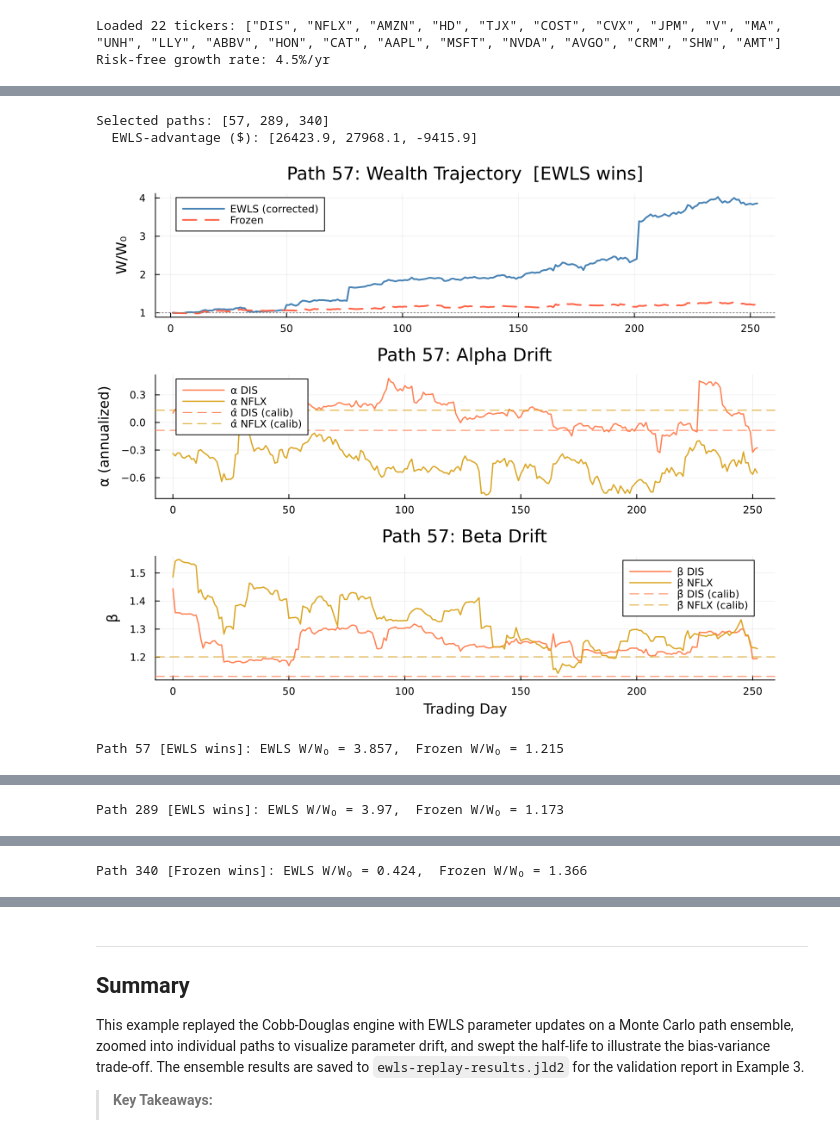
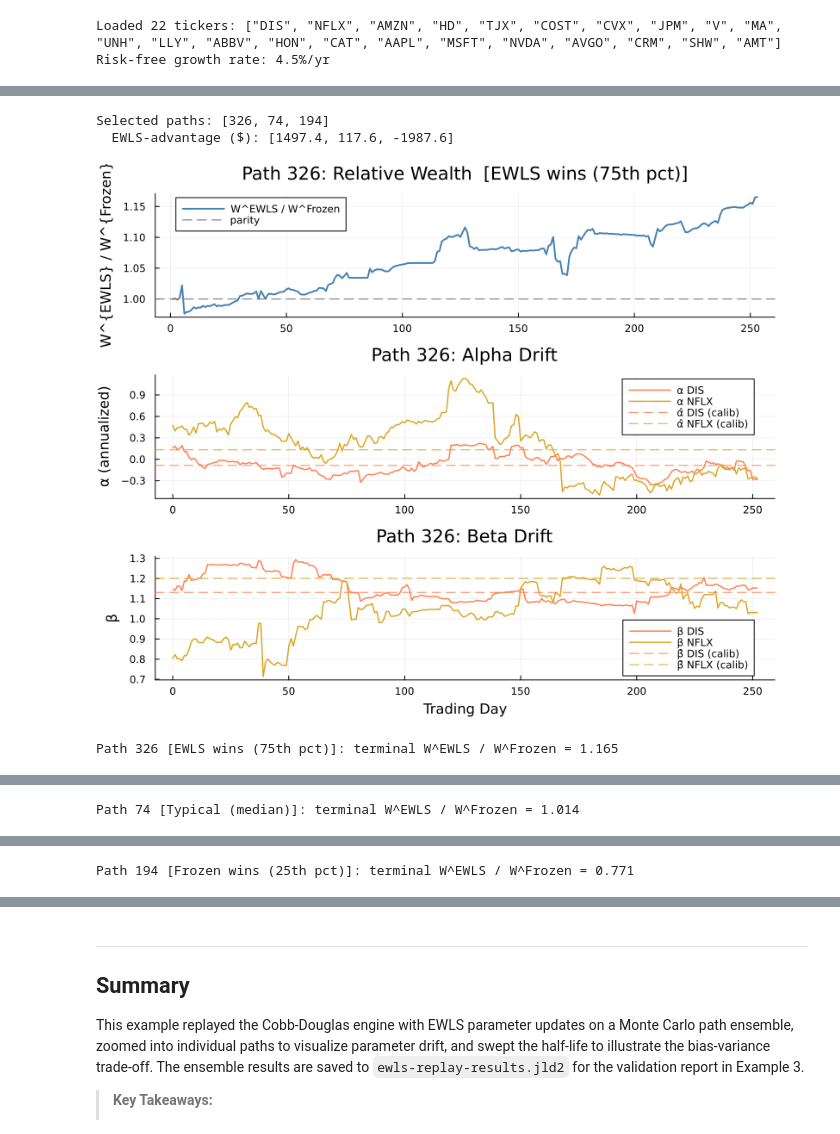
Before and after one commit to varnerlab/eCornell-AI-finance-lectures, a Jupyter notebook: lectures/session-3/eCornell-AI-Finance-S3-Example-Core-EWLSEngineReplay-May-2026.ipynb, the cells around one changed output, grey strips where cells are left out. Drawn from its saved outputs; the diff is of its cells as text; code cells hidden in the pictures.

```diff
--- a/lectures/session-3/eCornell-AI-Finance-S3-Example-Core-EWLSEngineReplay-May-2026.ipynb
+++ b/lectures/session-3/eCornell-AI-Finance-S3-Example-Core-EWLSEngineReplay-May-2026.ipynb
@@ -314,11 +357,10 @@ In the code block below, we sort paths by the EWLS-frozen wealth advantage, pick
 # %%
 let
-    # --- Step 1: Select 2 EWLS-wins paths + 1 frozen-wins path ---
+    # --- Step 1: Pick paths nearest the 75 / 50 / 25 quantiles of EWLS advantage ---
     ewls_advantage = ewls_final_wealth .- frozen_bt.final_wealth;
-    ewls_top2   = partialsortperm(ewls_advantage, 1:2, rev=true);   # EWLS wins most
-    frozen_top1 = partialsortperm(ewls_advantage, 1:1);              # frozen wins most
-    sample_paths = sort(vcat(ewls_top2, frozen_top1));
-    winner_label = [p ∈ ewls_top2 ? "EWLS wins" : "Frozen wins" for p ∈ sample_paths];
+    pct_idx(p) = argmin(abs.(ewls_advantage .- quantile(ewls_advantage, p)));
+    sample_paths = [pct_idx(0.75), pct_idx(0.50), pct_idx(0.25)];
+    winner_label = ["EWLS wins (75th pct)", "Typical (median)", "Frozen wins (25th pct)"];
     println("Selected paths: $(sample_paths)");
     println("  EWLS-advantage (\$): $(round.(ewls_advantage[sample_paths], digits=1))");
 
@@ -336,44 +378,41 @@ let
         # --- Step 2: Run EWLS engine ---
         result = replay_engine_ewls(pmatrix, mkt, my_tickers, sim_params, rules_params;
             B₀ = B₀, offset = offset, half_life = EWLS_HALF_LIFE, prior_weight = EWLS_PRIOR_WEIGHT,
             N_short = L_short, N_long = L_long, GAIN = GAIN, N_growth = L_growth);
 
-        # --- Panel 1: Wealth trajectory (EWLS corrected vs frozen baseline) ---
-        bias_drag = exp.(-bias_pct_per_yr / 100.0 .* (0:length(result.wealth)-1) .* Δt);
-        wealth_c = result.wealth .* bias_drag;
-        days = 1:length(wealth_c);
-        frozen_w = frozen_bt.wealth_paths[:, p];
+        # --- Panel 1: Relative wealth, EWLS / Frozen (bias correction and SIM artifact cancel) ---
+        ratio = result.wealth ./ frozen_bt_raw.wealth_paths[:, p];   # raw / raw, so the bias drag cancels
+        days = 1:length(ratio);
         lbl = winner_label[j];
-        p1 = plot(days, wealth_c ./ B₀, label="EWLS (corrected)", linewidth=2, color=:steelblue,
-            ylabel="W/W₀", title="Path $(p): Wealth Trajectory  [$(lbl)]")
-        plot!(p1, days, frozen_w ./ B₀, label="Frozen", linewidth=2, color=:tomato, linestyle=:dash)
-        hline!(p1, [1.0], linestyle=:dot, color=:gray50, label="")
+        p1 = plot(days, ratio, label="W^EWLS / W^Frozen", linewidth=2, color=:steelblue,
+            ylabel="W^{EWLS} / W^{Frozen}", title="Path $(p): Relative Wealth  [$(lbl)]")
+        hline!(p1, [1.0], linestyle=:dash, color=:gray50, linewidth=1.2, label="parity")
 
         # --- Panel 2: Alpha drift for first two tickers ---
         t1, t2 = my_tickers[1], my_tickers[2];
         α_1 = [h[1] for h in result.param_history[t1]];
         α_2 = [h[1] for h in result.param_history[t2]];
         p2 = plot(0:length(α_1)-1, α_1, label="α $(t1)", linewidth=1.5, color=:coral,
             ylabel="α (annualized)", title="Path $(p): Alpha Drift")
         plot!(p2, 0:length(α_2)-1, α_2, label="α $(t2)", linewidth=1.5, color=:goldenrod)
         hline!(p2, [sim_params[t1][1]], linestyle=:dash, color=:coral,   linewidth=1, label="α̂ $(t1) (calib)")
         hline!(p2, [sim_params[t2][1]], linestyle=:dash, color=:goldenrod, linewidth=1, label="α̂ $(t2) (calib)")
 
         # --- Panel 3: Beta drift for first two tickers ---
         β_1 = [h[2] for h in result.param_history[t1]];
         β_2 = [h[2] for h in result.param_history[t2]];
         p3 = plot(0:length(β_1)-1, β_1, label="β $(t1)", linewidth=1.5, color=:coral,
             ylabel="β", title="Path $(p): Beta Drift", xlabel="Trading Day")
         plot!(p3, 0:length(β_2)-1, β_2, label="β $(t2)", linewidth=1.5, color=:goldenrod)
         hline!(p3, [sim_params[t1][2]], linestyle=:dash, color=:coral,   linewidth=1, label="β̂ $(t1) (calib)")
         hline!(p3, [sim_params[t2][2]], linestyle=:dash, color=:goldenrod, linewidth=1, label="β̂ $(t2) (calib)")
 
         display(plot(p1, p2, p3, layout=(3,1), size=(800, 650)))
-        println("Path $(p) [$(lbl)]: EWLS W/W₀ = $(round(wealth_c[end]/B₀, digits=3)),  Frozen W/W₀ = $(round(frozen_w[end]/B₀, digits=3))")
+        println("Path $(p) [$(lbl)]: terminal W^EWLS / W^Frozen = $(round(ratio[end], digits=3))")
     end
 end;
 # %% [output]
-Selected paths: [57, 289, 340]
-  EWLS-advantage ($): [26423.9, 27968.1, -9415.9]
+Selected paths: [326, 74, 194]
+  EWLS-advantage ($): [1497.4, 117.6, -1987.6]
-[figure, old version]
+[figure, new version]
-Path 57 [EWLS wins]: EWLS W/W₀ = 3.857,  Frozen W/W₀ = 1.215
+Path 326 [EWLS wins (75th pct)]: terminal W^EWLS / W^Frozen = 1.165
@@ -381 +420 @@ Path 57 [EWLS wins]: EWLS W/W₀ = 3.857,  Frozen W/W₀ = 1.215
-Path 289 [EWLS wins]: EWLS W/W₀ = 3.97,  Frozen W/W₀ = 1.173
+Path 74 [Typical (median)]: terminal W^EWLS / W^Frozen = 1.014
@@ -383,4 +422,4 @@ Path 289 [EWLS wins]: EWLS W/W₀ = 3.97,  Frozen W/W₀ = 1.173
-Path 340 [Frozen wins]: EWLS W/W₀ = 0.424,  Frozen W/W₀ = 1.366
+Path 194 [Frozen wins (25th pct)]: terminal W^EWLS / W^Frozen = 0.771
 # %% [markdown]
 ___
 ## Task 3: Half-Life Sensitivity
```
Also changed, not shown: parts of 10 cells of this notebook, 2 other files.
